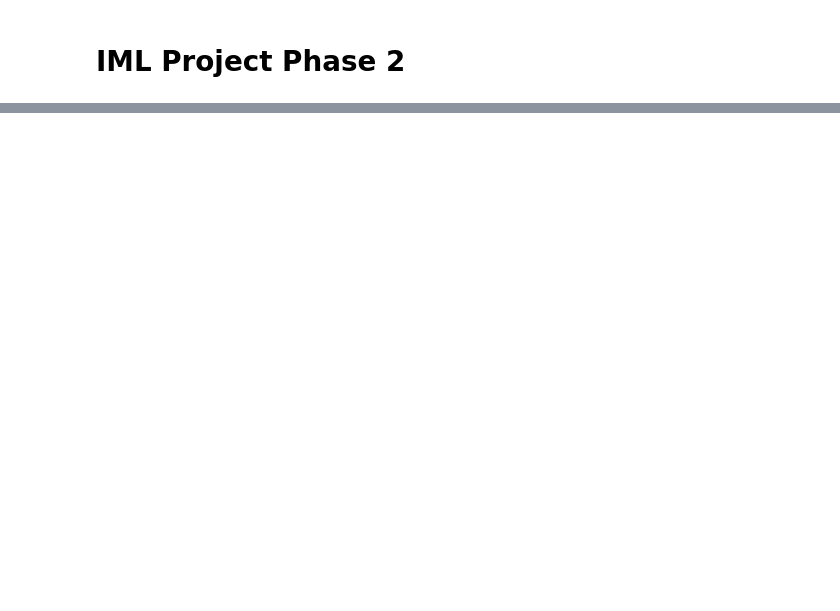
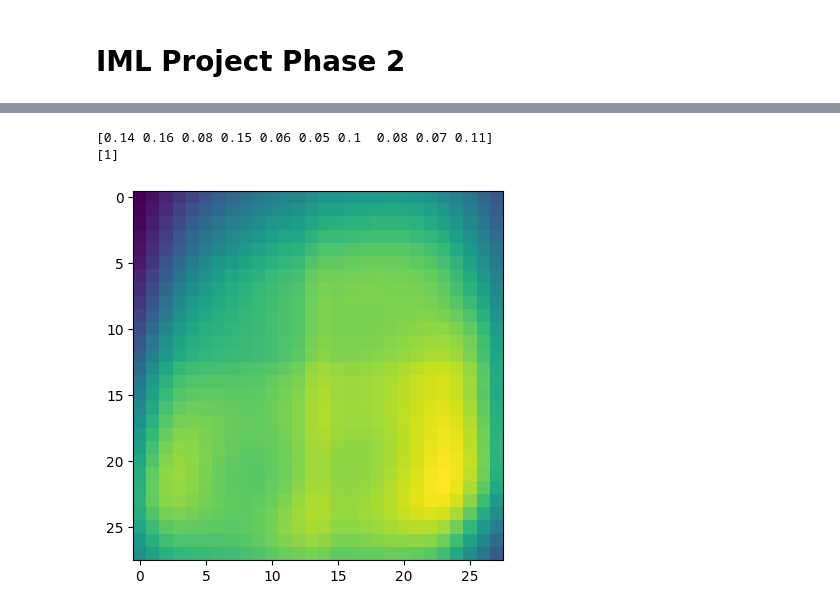
Before and after one commit to DBTomCat/IML_Project_Phase2, a Jupyter notebook: Simulation.ipynb, the cells around one changed output, grey strips where cells are left out. Saved outputs shown, nothing was run; the diff lists cells and outputs as text; code cells hidden in the pictures; blank space fills up the shorter version.

```diff
--- a/Simulation.ipynb
+++ b/Simulation.ipynb
@@ -167,0 +137,11 @@ SyntaxError: expected ':' (1473559713.py, line 16)
+# %%
+W = np.load(f'Dataset/MNIST-m={m}/MNIST/W.npy')
+sigma = 5
+p = random.randint(1, 260)
+y = extract_patch(path=f'Dataset/MNIST-m={m}/MNIST/corrupted/{p}.png', m=m).T
+plt.imshow(y.reshape(m,m))
+plt.show()
+
+a = gm.predict(y)
+plt.imshow(gm.means_[a].reshape(m,m))
+plt.show()
@@ -167,0 +151,13 @@ SyntaxError: expected ':' (1473559713.py, line 16)
+# %%
+K, pr = predict_idiot(gm, y)
+print(gm.weights_)
+print(K)
+# %% [output]
+[0.14 0.16 0.08 0.15 0.06 0.05 0.1  0.08 0.07 0.11]
+[1]
+# %%
+a = remake_img(pr, m, 28)
+plt.imshow(a)
+plt.show()
+# %% [output]
+[figure, added]
```
Also changed, not shown: parts of 14 cells of this notebook.
